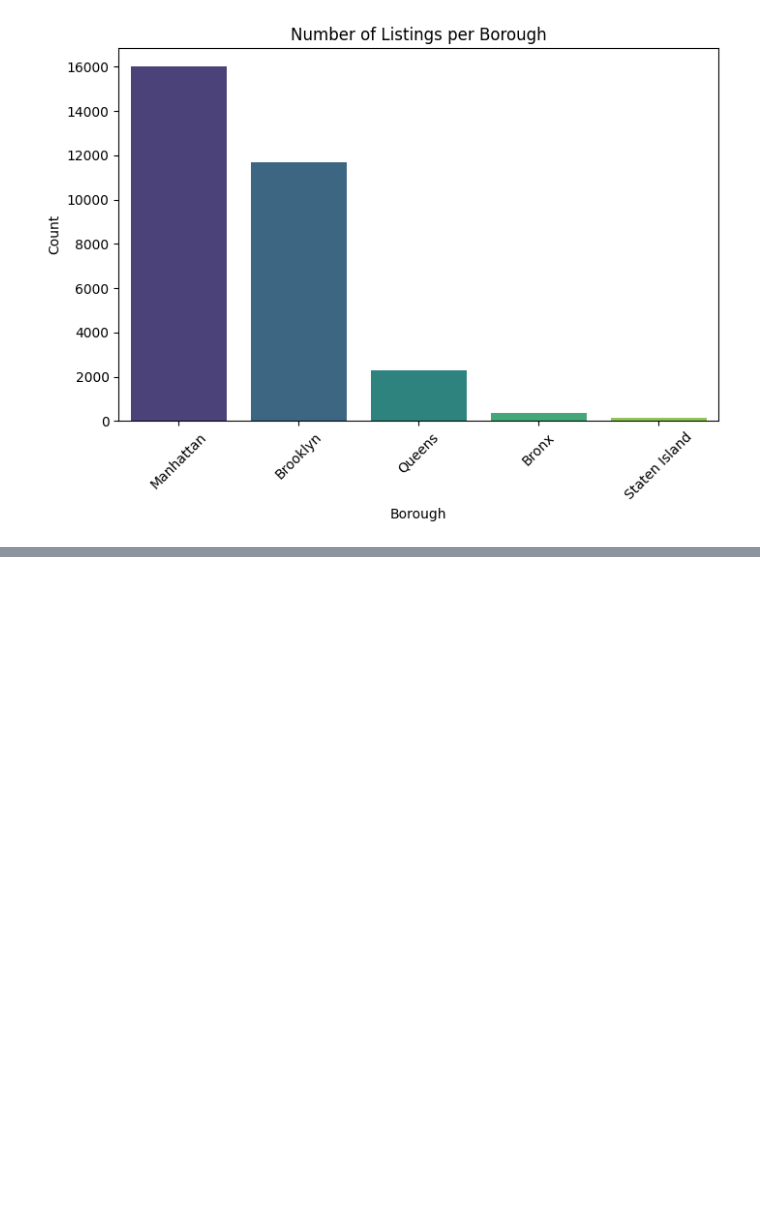
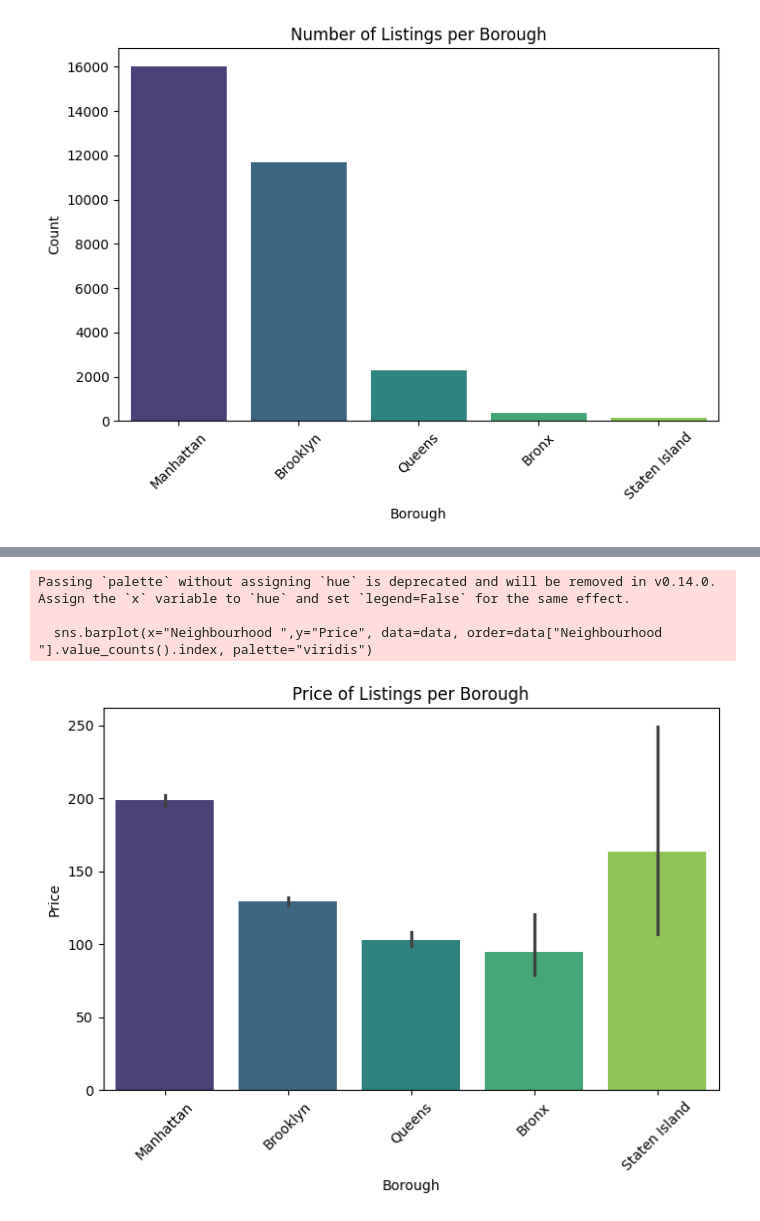
Before and after one commit to anitajn86/DATA-VIZ, a Jupyter notebook: ProjectPartA.ipynb, the cells around one changed output, grey strips where cells are left out. Drawn from its saved outputs; the diff is of its cells as text; code cells hidden in the pictures; blank space fills up the shorter version.

```diff
--- a/ProjectPartA.ipynb
+++ b/ProjectPartA.ipynb
@@ -241,0 +272,15 @@ plt.show()
+# %%
+#neighbourhoods with the highest prices/ most expensive neighbourhood (barchart)
+
+plt.figure(figsize=(8, 5))
+sns.barplot(x="Neighbourhood ",y="Price", data=data, order=data["Neighbourhood "].value_counts().index, palette="viridis")
+plt.xticks(rotation=45)
+plt.title("Price of Listings per Borough")
+plt.xlabel("Borough")
+plt.ylabel("Price")
+plt.show()
+# %% [output]
+Passing `palette` without assigning `hue` is deprecated and will be removed in v0.14.0. Assign the `x` variable to `hue` and set `legend=False` for the same effect.
+
+  sns.barplot(x="Neighbourhood ",y="Price", data=data, order=data["Neighbourhood "].value_counts().index, palette="viridis")
+[figure, added]
```
Also changed, not shown: parts of 10 cells of this notebook.
